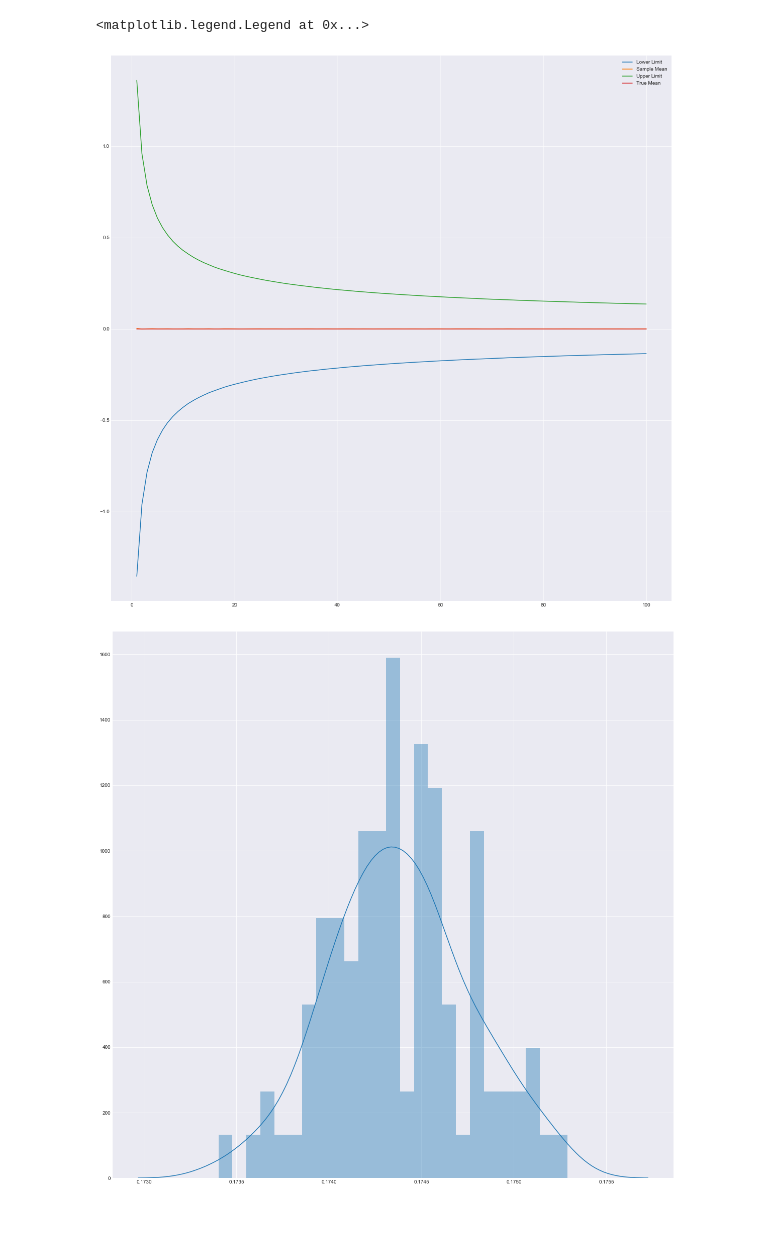
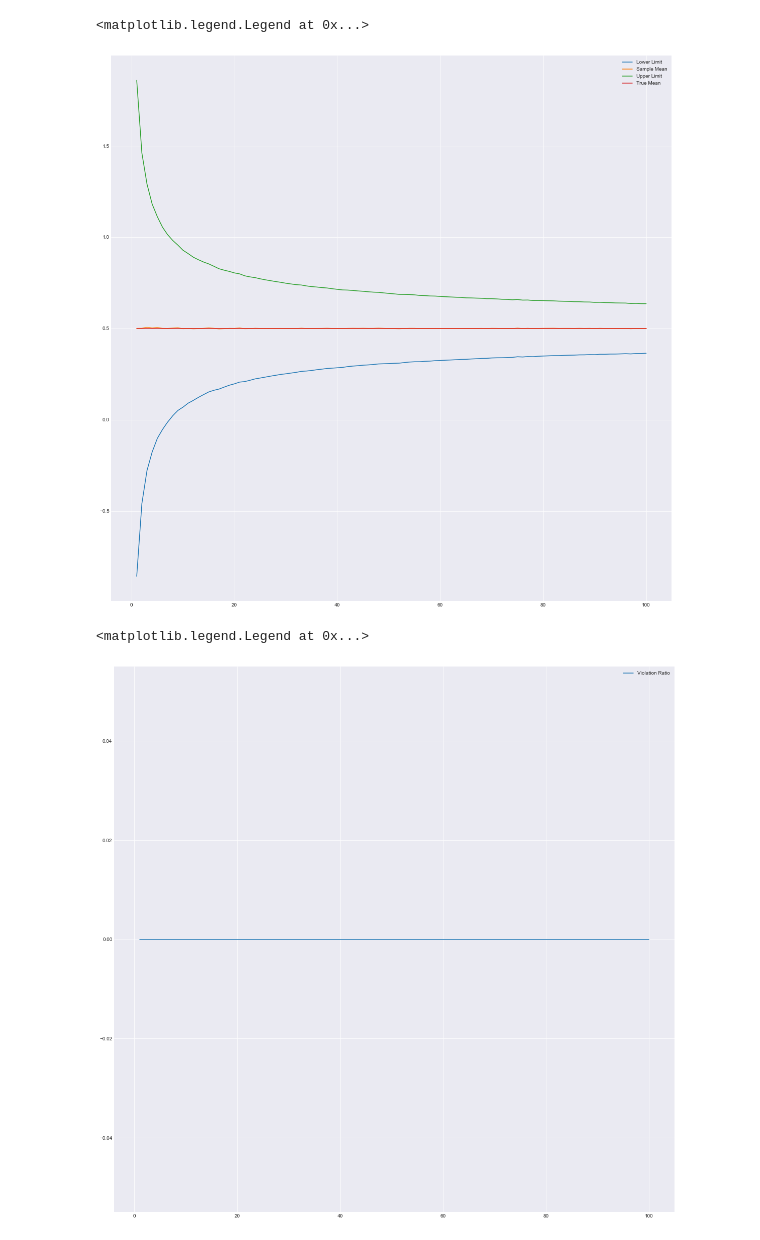
Before and after one commit to abhinavshaw1993/SampleBounds, a Jupyter notebook: Ipython_notebooks/Chernoff-Hoeffding Bound-week3.ipynb, the cells around one changed output. Saved outputs shown, nothing was run; the diff lists cells and outputs as text; code cells hidden in the pictures.

Commit message:
Changes to Chernoff Hoeffding Bounds. Restricted support to [0,1].

```diff
--- a/Ipython_notebooks/Chernoff-Hoeffding Bound-week3.ipynb
+++ b/Ipython_notebooks/Chernoff-Hoeffding Bound-week3.ipynb
@@ -7,7 +7,7 @@ import seaborn as sns
 import math
 %matplotlib inline
 
-true_mean = 0
+true_mean = 0.5
 true_stdev = 1
 l_lim = []
 u_lim = []
@@ -15,7 +15,8 @@ sample_mean = []
 max_samples = 200
 
 for N in range(1,max_samples+1):
-    samples = np.random.normal(true_mean,true_stdev,N)
+#     samples = np.random.normal(true_mean,true_stdev,N)
+    samples = np.random.uniform(true_mean,true_stdev,N)
     mean = np.mean(samples)
     # confidence param in range of [0,1]
     alpha = .95
@@ -45,10 +46,11 @@ import numpy as np
 import matplotlib.pyplot as plt
 import seaborn as sns
 import math
+import scipy.stats as stats
 %matplotlib inline
 
-true_mean = 0
-true_stdev = 1
+true_mean = 0.5
+true_stdev = 0.2
 l_lim = []
 u_lim = []
 sample_mean = []
@@ -58,17 +60,21 @@ violation_ratio = []
 # confidence param in range of [0,1]
 alpha = .95
 epsilons = []
+lower, upper = 0, 1
 
 for N in range(1,max_samples+1):
     intermediate_l_lim = []
     intermediate_u_lim = []
     intermediate_sample_mean = []
+    violations = []
     counter = 0
     intermediate = - math.log((1-alpha)/2.0) /( 2.0 * N)
     e = math.sqrt(intermediate)
 
     for i in range(max_experiments):
-        samples = np.random.normal(true_mean,true_stdev,N)
+        # Truncnorm gives us a truncated normal with support [0,1]
+        RV = stats.truncnorm((lower - true_mean) / true_stdev, (upper - true_mean) / true_stdev, loc=true_mean, scale=true_stdev)
+        samples = RV.rvs(N)
         mean = np.mean(samples)
 
         # Bounding parameter eppsilon. Formula is taken form the tech report.
@@ -76,7 +82,8 @@ for N in range(1,max_samples+1):
         intermediate_u_lim.append(mean+e)
         intermediate_sample_mean.append(mean)
 
-        if (abs(mean - true_mean) >= e):
+        #Updating Counter if there is a violation
+        if (abs(mean - true_mean) > e):
             counter += 1
 
     l_lim.append(np.array(intermediate_l_lim).mean())
@@ -93,18 +100,17 @@ plt.plot(np.arange(1,max_samples+1),[true_mean]*max_samples, label = "True Mean"
 plt.legend(loc = 'best')
 # %% [output]
 <matplotlib.legend.Legend at 0x...>
-[figure, old version]
+[figure, new version]
 # %%
 # PLotting the Violations for the confidence interval.
-
 sns.set_style("darkgrid")
 plt.figure(figsize=(20,20))
-# plt.plot(np.arange(1,max_samples+1),violation_ratio, label = "Violation Ratio")
-sns.distplot(violation_ratio, bins = 25)
+plt.plot(np.arange(1,max_samples+1),violation_ratio, label = "Violation Ratio")
 plt.legend(loc = 'best')
 
 # Observation - on plotting the distribution of the violation ratio, we get unexpected results. Even though Chernoff-Hoeffding
 # Guarentees us that for 0 < epsilon < 1-mu, we will get 1-alpha violations of the bound on the true mean. But on plotting the
 # Violation Ratios for various experimens, we are getting more number of violations for various sample sizes.
 # %% [output]
+<matplotlib.legend.Legend at 0x...>
-[figure, old version]
+[figure, new version]
```
Also changed, not shown: parts of 3 cells of this notebook.
